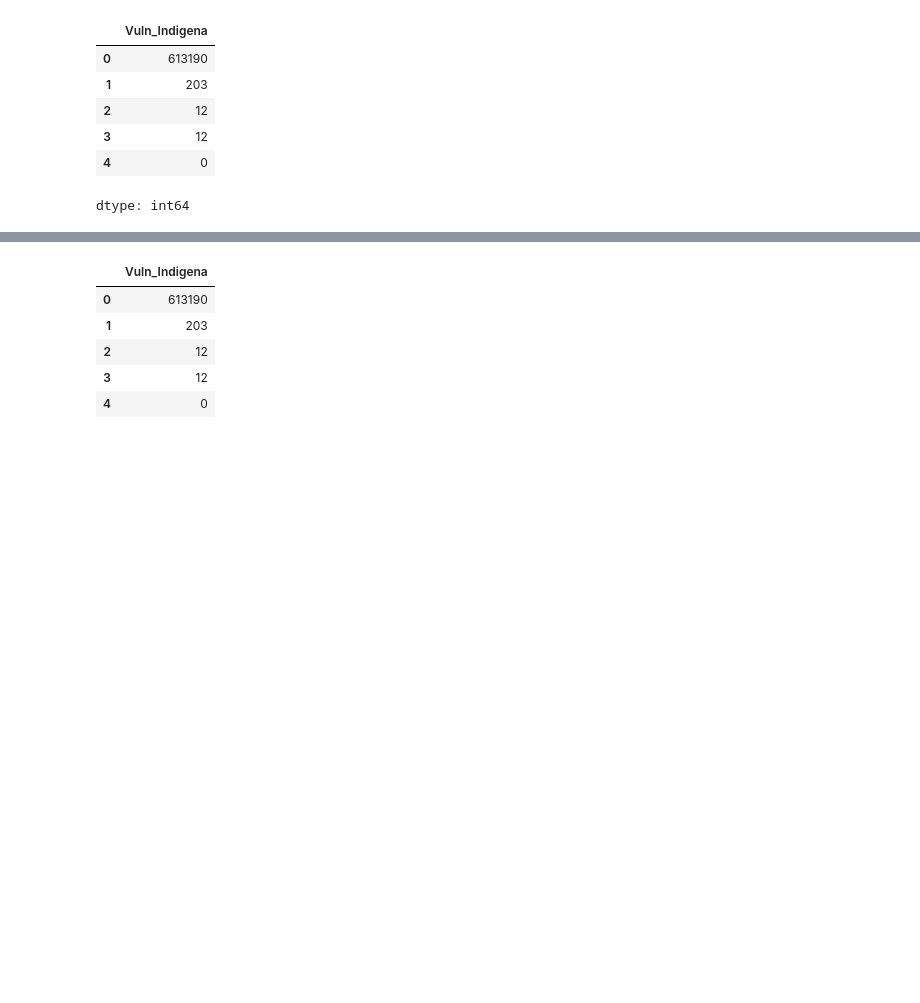
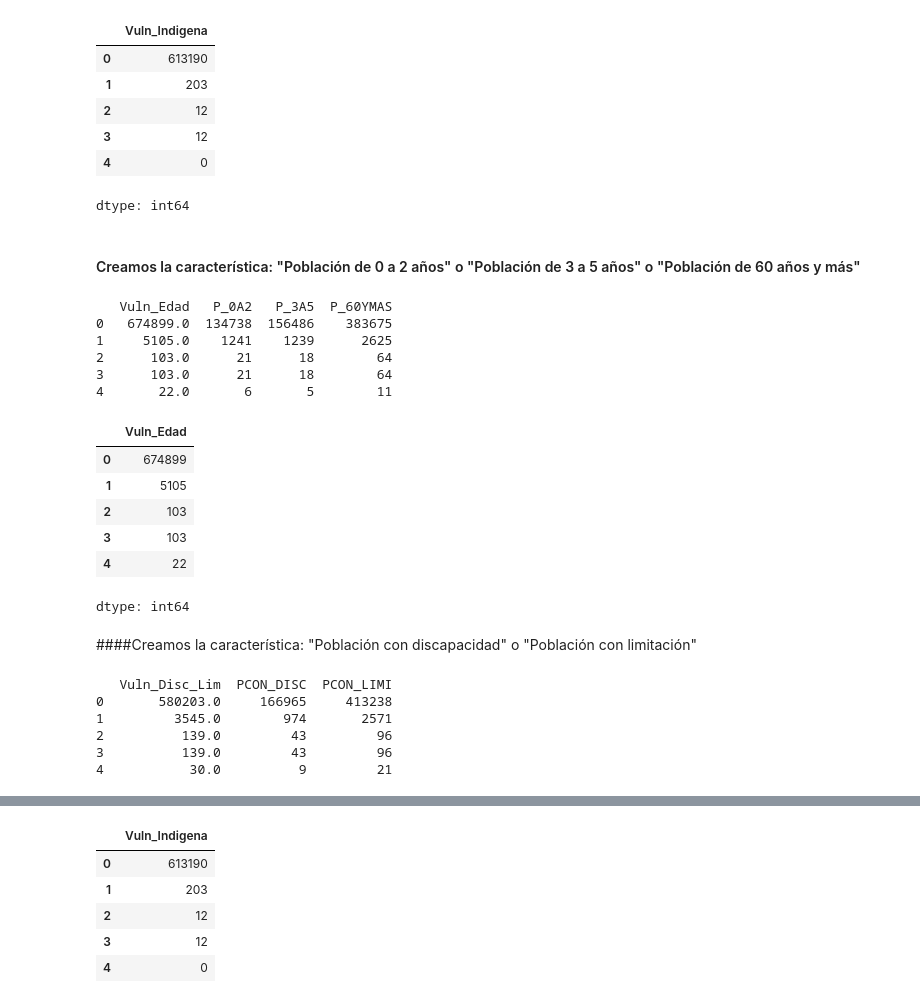
Before and after one commit to LH-1169213/IslasDeCalor, a Jupyter notebook: EDA_SCITEL_INEGI_Avance_2.ipynb, the cells around one changed output, grey strips where cells are left out. Cells and saved outputs as stored; diff of their text form; code cells hidden in the pictures; blank space fills up the shorter version.

```diff
--- a/EDA_SCITEL_INEGI_Avance_2.ipynb
+++ b/EDA_SCITEL_INEGI_Avance_2.ipynb
@@ -1090,3 +1090,46 @@ df_indigena.head()
 | 3 | 12 |
 | 4 | 0 |
 dtype: int64
+# %% [markdown]
+#### Creamos la característica: "Población de 0 a 2 años" o "Población de 3 a 5 años" o "Población de 60 años y más"
+# %%
+df_edad = df_cat.copy()
+for index, row in df_edad.iterrows():
+    if row['P_0A2'] != 0 or row['P_3A5'] != 0 or row['P_60YMAS'] != 0:
+        df_edad.at[index, 'Vuln_Edad'] = (int(df_edad.at[index,'P_0A2']) + int(df_edad.at[index,'P_3A5']) + int(df_edad.at[index,'P_60YMAS'])) or 0
+
+print(df_edad[['Vuln_Edad', 'P_0A2', 'P_3A5', 'P_60YMAS']].head())
+# %% [output]
+   Vuln_Edad   P_0A2   P_3A5  P_60YMAS
+0   674899.0  134738  156486    383675
+1     5105.0    1241    1239      2625
+2      103.0      21      18        64
+3      103.0      21      18        64
+4       22.0       6       5        11
+# %%
+df_edad = df_edad['Vuln_Edad'].apply(pd.to_numeric, errors='coerce').fillna(0).astype(int)
+df_edad.head()
+# %% [output]
+|  | Vuln_Edad |
+| 0 | 674899 |
+| 1 | 5105 |
+| 2 | 103 |
+| 3 | 103 |
+| 4 | 22 |
+dtype: int64
+# %% [markdown]
+####Creamos la característica: "Población con discapacidad" o "Población con limitación"
+# %%
+df_disc_lim = df_cat.copy()
+for index, row in df_disc_lim.iterrows():
+    if row['PCON_DISC'] != 0 or row['PCON_LIMI'] != 0:
+        df_disc_lim.at[index, 'Vuln_Disc_Lim'] = (int(df_disc_lim.at[index,'PCON_DISC']) + int(df_disc_lim.at[index,'PCON_LIMI'])) or 0
+
+print(df_disc_lim[['Vuln_Disc_Lim', 'PCON_DISC', 'PCON_LIMI']].head())
+# %% [output]
+   Vuln_Disc_Lim  PCON_DISC  PCON_LIMI
+0       580203.0     166965     413238
+1         3545.0        974       2571
+2          139.0         43         96
+3          139.0         43         96
+4           30.0          9         21
```
Also changed, not shown: parts of 6 cells of this notebook.
